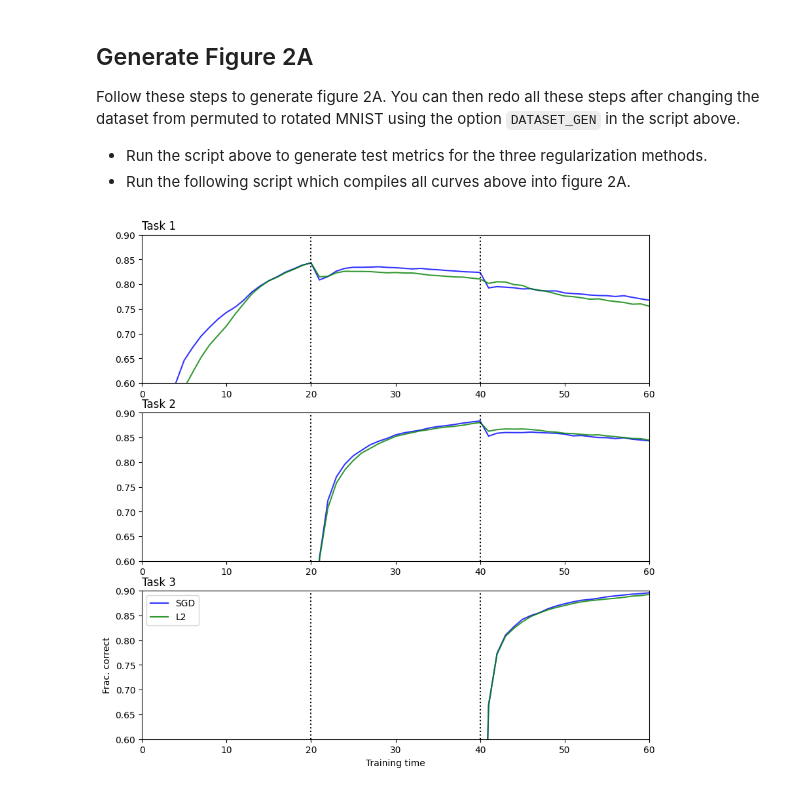
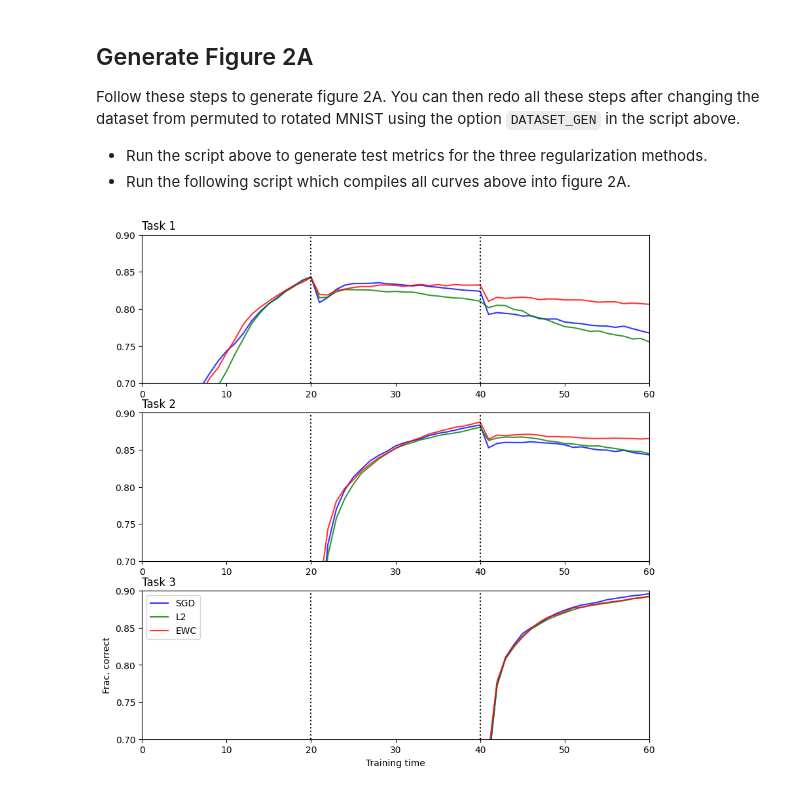
Before and after one commit to Indyuce/ml_reproducibility_project, a Jupyter notebook: fig_2a.ipynb, the cells around one changed output. Cells and saved outputs as stored; diff of their text form; code cells hidden in the pictures.

```diff
--- a/fig_2a.ipynb
+++ b/fig_2a.ipynb
@@ -25,7 +25,6 @@ The first possible dataset is **permuted MNIST**. The model will be trained on d
 The second possible dataset is **rotated MNIST**. Each variation corresponds to MNIST rotated by $ 10(i-1)$ degree if $i$ is the index of the variation/task.
 # %%
 BATCH_SIZE = 128
-#VAL_FRAC   = 0.1
 DEBUG      = False # Accelerates training by ~90% by only uses 10% of training dataset.
                    # Switch off for generating figures, switch on for testing code.
 
@@ -89,7 +88,6 @@ def generate_rotated_mnist(i):
 
     return raw_dataset, test_dataset
 
-
 def generate_tasks(n_tasks, dataset_gen):
     """
     Used to generate N dataloaders corresponding to N different tasks.
@@ -114,30 +112,20 @@ def generate_tasks(n_tasks, dataset_gen):
         test_datasets.append(test_dataset)
 
     train_loaders = []
-    #val_loaders = []
     test_loaders = []
 
     # Generate dataloaders
     for i_task in range(n_tasks):
-        raw_dataset = raw_datasets[i_task]
+        train_dataset = raw_datasets[i_task]
         test_dataset = test_datasets[i_task]
-
-        # Split train into train and validation
-        train_dataset = raw_dataset
-        #val_size = int(VAL_FRAC * len(raw_dataset))
-        #train_size = len(raw_dataset) - val_size
-        #torch.manual_seed(42)  # make sure epochs have the same validation dataset
-        #train_dataset, val_dataset = torch.utils.data.random_split(raw_dataset, [train_size, val_size])
 
         # Turn into data loaders
         train_loader = torch.utils.data.DataLoader(train_dataset, batch_size=BATCH_SIZE, shuffle=True)
-        #val_loader = torch.utils.data.DataLoader(val_dataset, batch_size=BATCH_SIZE, shuffle=False)
         test_loader = torch.utils.data.DataLoader(test_dataset, batch_size=BATCH_SIZE, shuffle=False)
 
         print(f'Task {i_task + 1} Splits: {len(train_dataset)} train, {len(test_dataset)} test')
 
         train_loaders.append(train_loader)
-        #val_loaders.append(val_loader)
         test_loaders.append(test_loader)
 
     return train_loaders, test_loaders
@@ -362,8 +339,8 @@ class EWC(object):
 
     def _diag_fisher(self):
         """
-        Precomputes Fisher information to be used later when
-        applying penalties.
+        Precomputes Fisher information to be
+        used later when applying penalties.
         """
 
         precision_matrices = {}
@@ -406,11 +383,10 @@ def generate_ewc_loss(penalties, lambda_regul):
 
     def ewc_loss_function(output, target, new_model):
         loss = F.cross_entropy(output, target)
-        print(f'raw loss = {loss}')
+        #print(f'raw loss = {loss}')
         for penalty in penalties:
-            raw_penalty = penalty(new_model)
-            loss += lambda_regul * raw_penalty
-            print(f'   raw penalty = {raw_penalty}')
+            loss += lambda_regul * penalty(new_model)
+            #print(f'   raw penalty = {raw_penalty}')
         return loss
 
     return ewc_loss_function
@@ -465,10 +441,10 @@ No scheduler seems to have been used in the paper, so we are not using any here.
 #################################################################################
 N_EPOCHS    = 20
 N_TASKS     = 3
-DATASET_GEN = generate_permuted_mnist
+DATASET_GEN = generate_rotated_mnist
 REGUL_TYPES = [
-    #'SGD',
-    #'L2',
+    'SGD',
+    'L2',
     'EWC',
 ]
 PLOT_CURVES = True
@@ -498,28 +474,23 @@ for REGUL_TYPE in REGUL_TYPES:
         raise Exception('Invalid regularization')
 
     full_train_losses    = []
-    #full_val_losses      = []
     full_test_accuracies = [[] for _ in range(N_TASKS)]
 
     # Index of current task. In between these tasks (loop iterations), the
     # is model NOT reset. This corresponds to the column index in figure 2A
     penalties = []
     for i_task in range(N_TASKS):
-
-        # Get tasks
         train_dataloader = train_dataloaders[i_task]
-        #val_dataloader = val_dataloaders[i_task]
         print(f'Training on task {i_task + 1}...')
 
-        if REGUL_TYPE == 'EWC':
+        if REGUL_TYPE == 'EWC' and i_task > 0:
             penalties.append(EWC(model, dataset=train_dataloaders[i_task]).penalty) # Add one regularization per task, as proposed by Kirkpatrick et al.
-            criterion = generate_ewc_loss(penalties, 10) # At every new task the model sees, the loss function needs to be updated.
+            criterion = generate_ewc_loss(penalties, 100) # At every new task the model sees, the loss function needs to be updated.
 
         # Fit on task
         train_losses, test_accuracies = fit(
             model=model,
             train_dataloader=train_dataloader,
-            #val_dataloader=val_dataloader,
             test_dataloaders=test_dataloaders,
             optimizer=optimizer,
             scheduler=None,
@@ -530,7 +501,6 @@ for REGUL_TYPE in REGUL_TYPES:
         )
 
         full_train_losses += train_losses
-        #full_val_losses += val_losses
         for task_idx in range(N_TASKS):
             full_test_accuracies[task_idx] += test_accuracies[task_idx]
 
@@ -548,7 +518,6 @@ for REGUL_TYPE in REGUL_TYPES:
 
         # Plot training and validation losses
         axs[0].plot(full_train_losses, label='Train')
-        #axs[0].plot(full_val_losses, label='Validation')
         axs[0].legend()
         axs[0].set_title('Training Curves')
 
@@ -585,32 +598,32 @@ COLOR_DICT = {
     'SGD':"blue",
     'L2': 'green',
     'EWC':'red'
 }
 
 fig, axs = plt.subplots(N_TASKS, 1, figsize=(10, 10))
 x_values = list(range(1, 1 + N_TASKS * N_EPOCHS))
 
 # Labels and X-Y scales
 for task_idx in range(N_TASKS):
     axs[task_idx].set_title(f'Task {task_idx + 1}', loc='left')
-    axs[task_idx].set_ylim(.6, .9)
+    axs[task_idx].set_ylim(.7, .9)
     axs[task_idx].set_xlim(0, N_TASKS * N_EPOCHS)
 
 # Plot data
 for file_name in COLOR_DICT:
     test_accuracy = np.load(f'2a_{file_name}_test_accuracy.npy')
     for task_idx in range(N_TASKS):
         axs[task_idx].plot(x_values, test_accuracy[task_idx], label=file_name, color = COLOR_DICT[file_name], alpha = 0.8)
 
 # Plot dotted lines like on figure 2A
 for task_idx in range(N_TASKS):
     for i in range(1, N_TASKS):
         axs[task_idx].axvline(x=i * N_EPOCHS, color='black', linestyle=':')
 
 plt.ylabel('Frac. correct')
 plt.xlabel('Training time')
 plt.legend()
 
 plt.show()
 # %% [output]
-[figure, old version]
+[figure, new version]
```
Also changed, not shown: parts of 3 cells of this notebook, 4 other files.
